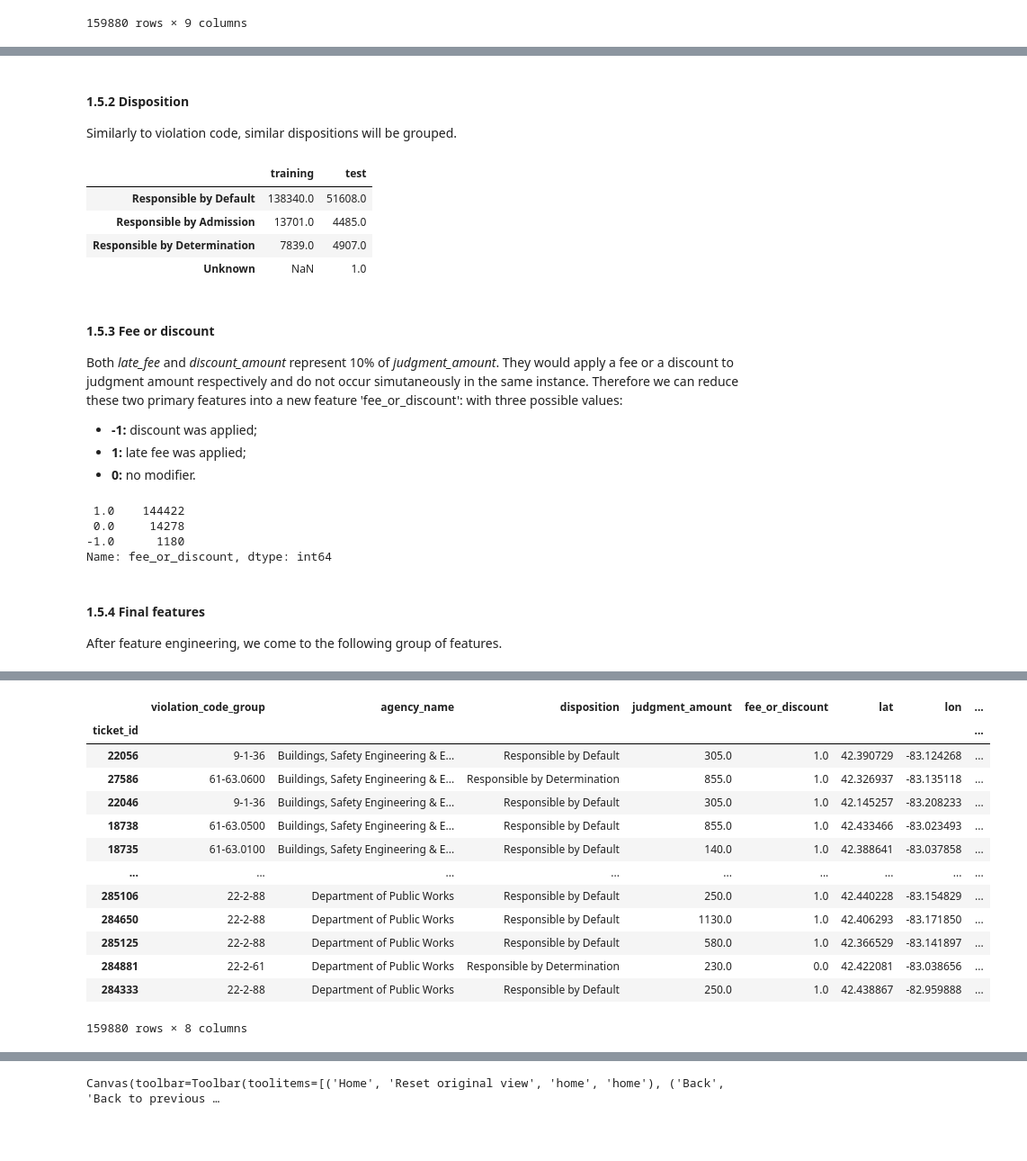
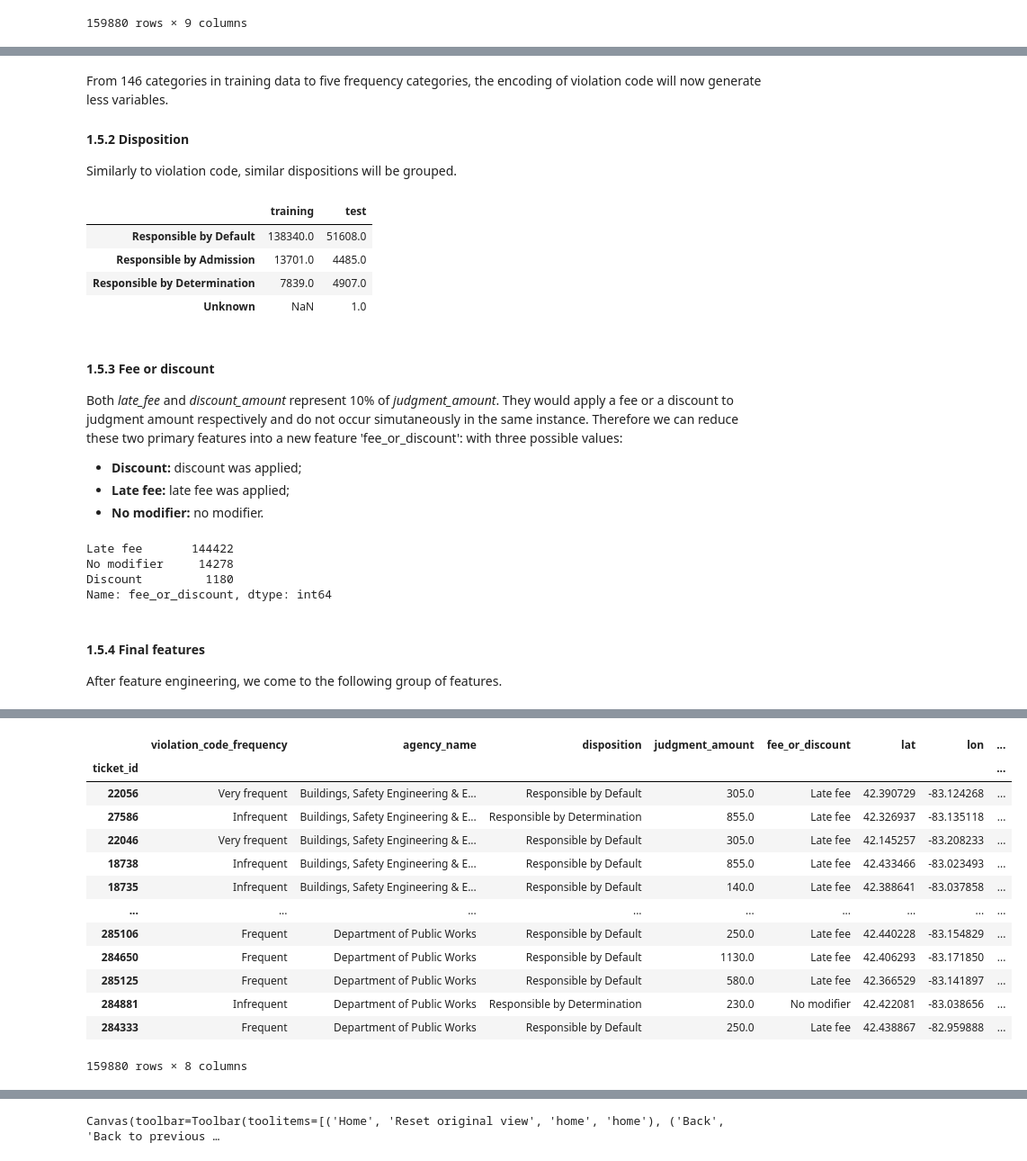
Before and after one commit to BPRateiro/Data-Science, a Jupyter notebook: detroit-blight-ticket-compliance.ipynb, the cells around one changed output, grey strips where cells are left out. Shown at 90% size. Saved outputs shown, nothing was run; the diff lists cells and outputs as text; code cells hidden in the pictures; blank space fills up the shorter version.

```diff
--- a/detroit-blight-ticket-compliance.ipynb
+++ b/detroit-blight-ticket-compliance.ipynb
@@ -261,8 +270,11 @@ for df in [training_mapped_data, test_mapped_data]:
 
 test_mapped_data['violation_code_group'] = test_mapped_data.violation_code_group.str.replace(unknown, "Unknown", regex=True)
 
-violation_code_group = pd.DataFrame([training_mapped_data.violation_code_group.value_counts(), test_mapped_data.violation_code_group.value_counts()]).T
+# Frequency table for different violation code groups
+violation_code_group = pd.DataFrame([training_mapped_data.violation_code_group.value_counts(normalize=True),
+                                     test_mapped_data.violation_code_group.value_counts(normalize=True)]).T
 violation_code_group.columns = ['training', 'test']
+violation_code_group.fillna(value=0, inplace=True)
 violation_code_group
 # %% [output]
 |  | training | test |
@@ -280,0 +297,16 @@ violation_code_group
+# %%
+# Labels and bins based on frequency for training data
+labels = ['Infrequent', 'Uncommon', 'Common', 'Frequent', 'Very frequent']
+bins = [0, .01, .02, 0.05, .16, .5]
+frequencies = pd.cut(violation_code_group.training,
+                     bins=bins,
+                     right=False,
+                     labels=labels)
+
+for df in [training_mapped_data, test_mapped_data]:
+    df['violation_code_frequency'] = frequencies[df.violation_code_group].to_numpy()
+
+violation_code_frequency = pd.DataFrame([training_mapped_data.violation_code_frequency.value_counts(),
+                                         test_mapped_data.violation_code_frequency.value_counts()]).T
+violation_code_frequency.columns = ['training', 'test']
+violation_code_frequency
@@ -281,4 +320,6 @@ violation_code_group
 # %% [markdown]
+From 146 categories in training data to five frequency categories, the encoding of violation code will now generate less variables.
+
 #### 1.5.2 Disposition
 
 Similarly to violation code, similar dispositions will be grouped.
@@ -305,25 +346,29 @@ disposition
 #### 1.5.3 Fee or discount
 
 Both *late_fee* and *discount_amount* represent 10% of *judgment_amount*. They would apply a fee or a discount to judgment amount respectively and do not occur simutaneously in the same instance. Therefore we can reduce these two primary features into a new feature 'fee_or_discount': with three possible values:
-* **-1:** discount was applied;
-* **1:** late fee was applied;
-* **0:** no modifier.
+* **Discount:** discount was applied;
+* **Late fee:** late fee was applied;
+* **No modifier:** no modifier.
 # %%
+modifier = {-1: 'Discount',
+            0: 'No modifier',
+            1: 'Late fee'}
+
 for df in [training_mapped_data, test_mapped_data]:
-    df['fee_or_discount'] = np.sign(df.late_fee-df.discount_amount)
+    df['fee_or_discount'] = np.sign(df.late_fee-df.discount_amount).map(modifier)
 
 training_mapped_data.fee_or_discount.value_counts()
 # %% [output]
- 1.0    144422
- 0.0     14278
--1.0      1180
+Late fee       144422
+No modifier     14278
+Discount         1180
 Name: fee_or_discount, dtype: int64
 # %% [markdown]
 #### 1.5.4 Final features
 
 After feature engineering, we come to the following group of features.
 # %%
-features = ['violation_code_group', 'agency_name', 'disposition', 'judgment_amount', 'fee_or_discount', 'lat', 'lon']
+features = ['violation_code_frequency', 'agency_name', 'disposition', 'judgment_amount', 'fee_or_discount', 'lat', 'lon']
 
 # Checking type and if there are null primary feature values for both datasets
 for df in [training_mapped_data, test_mapped_data]:
@@ -353,17 +398,17 @@ dtypes: float64(4), object(3)
 memory usage: 5.7+ MB
-|  | violation_code_group | agency_name | disposition | judgment_amount | fee_or_discount | lat | lon | ... |
+|  | violation_code_frequency | agency_name | disposition | judgment_amount | fee_or_discount | lat | lon | ... |
 | ticket_id |  |  |  |  |  |  |  | ... |
-| 22056 | 9-1-36 | Buildings, Safety Engineering & E... | Responsible by Default | 305.0 | 1.0 | 42.390729 | -83.124268 | ... |
-| 27586 | 61-63.0600 | Buildings, Safety Engineering & E... | Responsible by Determination | 855.0 | 1.0 | 42.326937 | -83.135118 | ... |
-| 22046 | 9-1-36 | Buildings, Safety Engineering & E... | Responsible by Default | 305.0 | 1.0 | 42.145257 | -83.208233 | ... |
-| 18738 | 61-63.0500 | Buildings, Safety Engineering & E... | Responsible by Default | 855.0 | 1.0 | 42.433466 | -83.023493 | ... |
-| 18735 | 61-63.0100 | Buildings, Safety Engineering & E... | Responsible by Default | 140.0 | 1.0 | 42.388641 | -83.037858 | ... |
+| 22056 | Very frequent | Buildings, Safety Engineering & E... | Responsible by Default | 305.0 | Late fee | 42.390729 | -83.124268 | ... |
+| 27586 | Infrequent | Buildings, Safety Engineering & E... | Responsible by Determination | 855.0 | Late fee | 42.326937 | -83.135118 | ... |
+| 22046 | Very frequent | Buildings, Safety Engineering & E... | Responsible by Default | 305.0 | Late fee | 42.145257 | -83.208233 | ... |
+| 18738 | Infrequent | Buildings, Safety Engineering & E... | Responsible by Default | 855.0 | Late fee | 42.433466 | -83.023493 | ... |
+| 18735 | Infrequent | Buildings, Safety Engineering & E... | Responsible by Default | 140.0 | Late fee | 42.388641 | -83.037858 | ... |
 | ... | ... | ... | ... | ... | ... | ... | ... | ... |
-| 285106 | 22-2-88 | Department of Public Works | Responsible by Default | 250.0 | 1.0 | 42.440228 | -83.154829 | ... |
-| 284650 | 22-2-88 | Department of Public Works | Responsible by Default | 1130.0 | 1.0 | 42.406293 | -83.171850 | ... |
-| 285125 | 22-2-88 | Department of Public Works | Responsible by Default | 580.0 | 1.0 | 42.366529 | -83.141897 | ... |
-| 284881 | 22-2-61 | Department of Public Works | Responsible by Determination | 230.0 | 0.0 | 42.422081 | -83.038656 | ... |
-| 284333 | 22-2-88 | Department of Public Works | Responsible by Default | 250.0 | 1.0 | 42.438867 | -82.959888 | ... |
+| 285106 | Frequent | Department of Public Works | Responsible by Default | 250.0 | Late fee | 42.440228 | -83.154829 | ... |
+| 284650 | Frequent | Department of Public Works | Responsible by Default | 1130.0 | Late fee | 42.406293 | -83.171850 | ... |
+| 285125 | Frequent | Department of Public Works | Responsible by Default | 580.0 | Late fee | 42.366529 | -83.141897 | ... |
+| 284881 | Infrequent | Department of Public Works | Responsible by Determination | 230.0 | No modifier | 42.422081 | -83.038656 | ... |
+| 284333 | Frequent | Department of Public Works | Responsible by Default | 250.0 | Late fee | 42.438867 | -82.959888 | ... |
 159880 rows × 8 columns
 # %% [markdown]
 From the initial eight primary features, two were modified in place and other two were combined into one. From the new group of seven features, three are categorical and four are numerical. Also, there are no null values.
```
Also changed, not shown: parts of 36 cells of this notebook.
